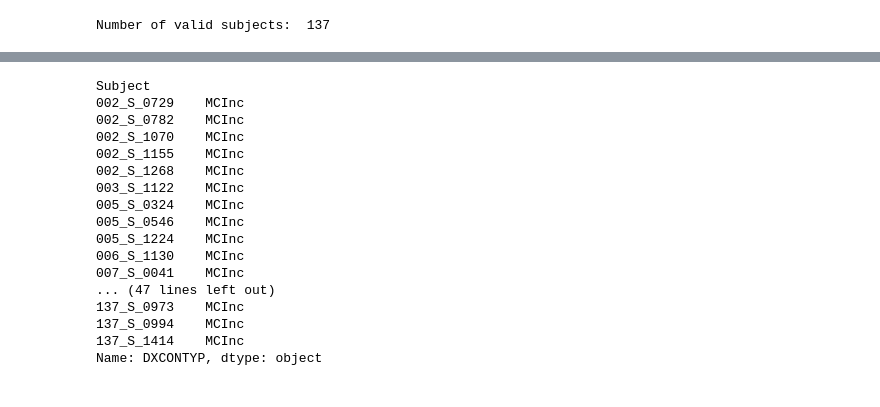
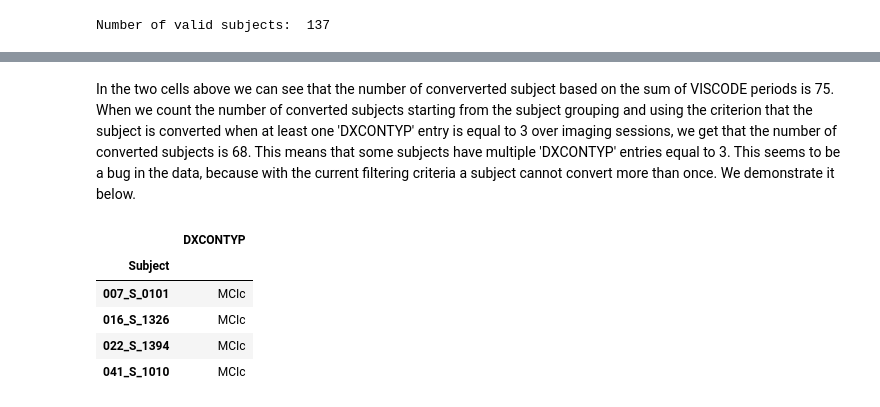
Before and after one commit to boreshkinai/longitudinal-analysis, a Jupyter notebook: adni1_descriptive_stats.ipynb, the cells around one changed output, grey strips where cells are left out. Cells and saved outputs as stored; diff of their text form; code cells hidden in the pictures.

```diff
--- a/adni1_descriptive_stats.ipynb
+++ b/adni1_descriptive_stats.ipynb
@@ -233,31 +236,23 @@ imaging_and_diagnostics_bl_mci_gr.groupby('DXCONTYP').agg({'Sex':gender, 'Age':
+# %% [markdown]
+In the two cells above we can see that the number of conververted subject based on the sum of VISCODE periods is 75. When we count the number of converted subjects starting from the subject grouping and using the criterion that the subject is converted when at least one 'DXCONTYP' entry is equal to 3 over imaging sessions, we get that the number of converted subjects is 68. This means that some subjects have multiple 'DXCONTYP' entries equal to 3. This seems to be a bug in the data, because with the current filtering criteria a subject cannot convert more than once. We demonstrate it below.
 # %%
-def conversion(x):
+def multiple_conversion(x):
     if sum(x == 3) == 2:
         status = 'MCIc'
     else:
         status = 'MCInc'
     return status
 
-imaging_and_diagnostics_bl_mci_gr = imaging_and_diagnostics_bl_mci.groupby(level=0)
-imaging_and_diagnostics_bl_mci_gr['DXCONTYP'].agg(conversion)
+wrong_conversion = imaging_and_diagnostics_bl_mci.groupby(level=0)
+wrong_conversion = pd.DataFrame(wrong_conversion['DXCONTYP'].agg(multiple_conversion))
+wrong_conversion[wrong_conversion['DXCONTYP'] == 'MCIc']
 # %% [output]
-Subject
-002_S_0729    MCInc
-002_S_0782    MCInc
-002_S_1070    MCInc
-002_S_1155    MCInc
-002_S_1268    MCInc
-003_S_1122    MCInc
-005_S_0324    MCInc
-005_S_0546    MCInc
-005_S_1224    MCInc
-006_S_1130    MCInc
-007_S_0041    MCInc
-... (47 lines left out)
-137_S_0973    MCInc
-137_S_0994    MCInc
-137_S_1414    MCInc
-Name: DXCONTYP, dtype: object
+|  | DXCONTYP |
+| Subject |  |
+| 007_S_0101 | MCIc |
+| 016_S_1326 | MCIc |
+| 022_S_1394 | MCIc |
+| 041_S_1010 | MCIc |
 # %%
 suspecious = imaging_and_diagnostics_bl_mci.reset_index()[imaging_and_diagnostics_bl_mci.reset_index()['Subject'] =='007_S_0101']
 suspecious['DXCONTYP']
```
Also changed, not shown: parts of 12 cells of this notebook.
